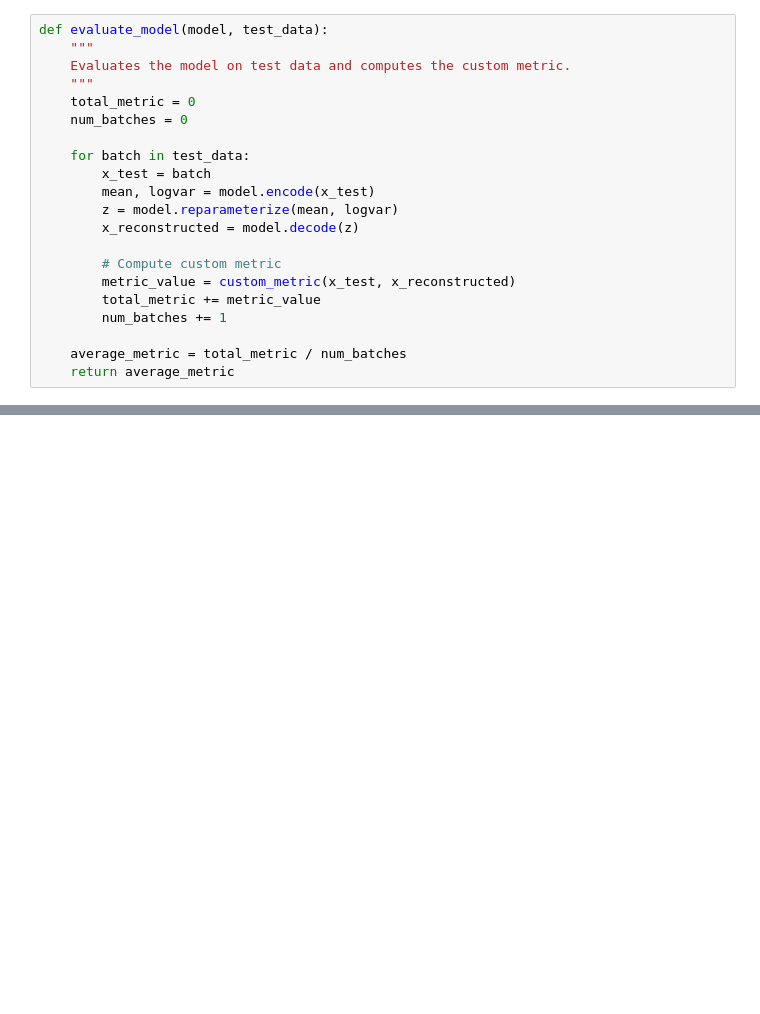
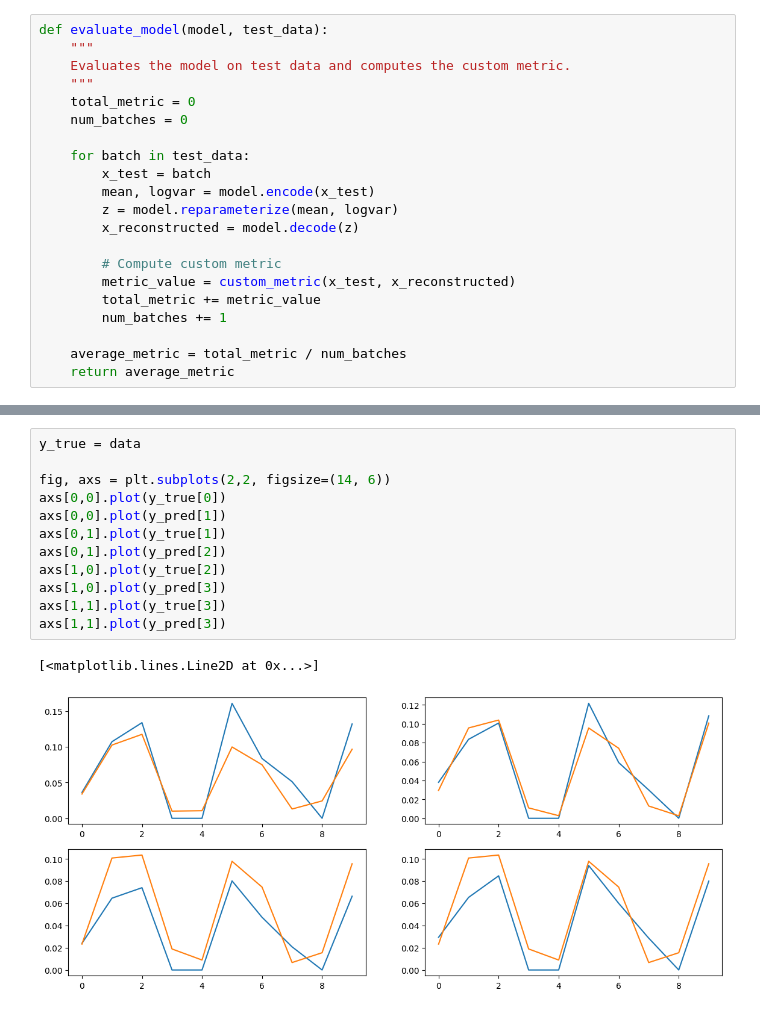
Before and after one commit to GabeXxX/Napde-Project, a Jupyter notebook: 4.1 Solving Bayesian Inverse Problems via Vae.ipynb, the cells around one changed output, grey strips where cells are left out. Drawn from its saved outputs; the diff is of its cells as text; blank space fills up the shorter version.

```diff
--- a/4.1 Solving Bayesian Inverse Problems via Vae.ipynb
+++ b/4.1 Solving Bayesian Inverse Problems via Vae.ipynb
@@ -532,0 +612,15 @@ https://doi.org/10.48550/arXiv.1912.04212
+# %%
+y_true = data
+
+fig, axs = plt.subplots(2,2, figsize=(14, 6))
+axs[0,0].plot(y_true[0])
+axs[0,0].plot(y_pred[1])
+axs[0,1].plot(y_true[1])
+axs[0,1].plot(y_pred[2])
+axs[1,0].plot(y_true[2])
+axs[1,0].plot(y_pred[3])
+axs[1,1].plot(y_true[3])
+axs[1,1].plot(y_pred[3])
+# %% [output]
+[<matplotlib.lines.Line2D at 0x...>]
+[figure, added]
```
Also changed, not shown: parts of 30 cells of this notebook, 2 other files.
